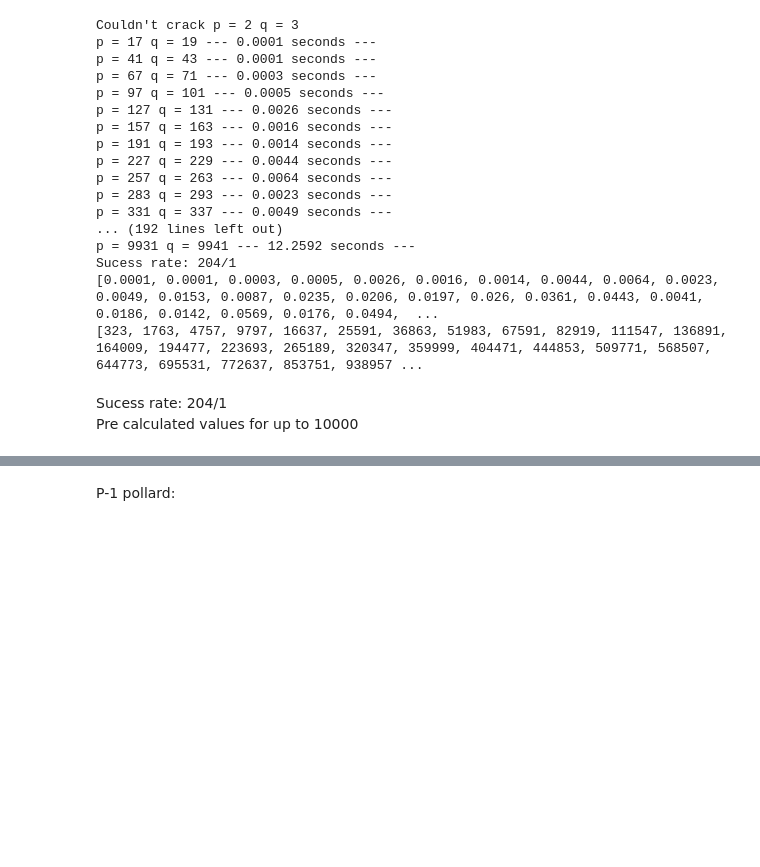
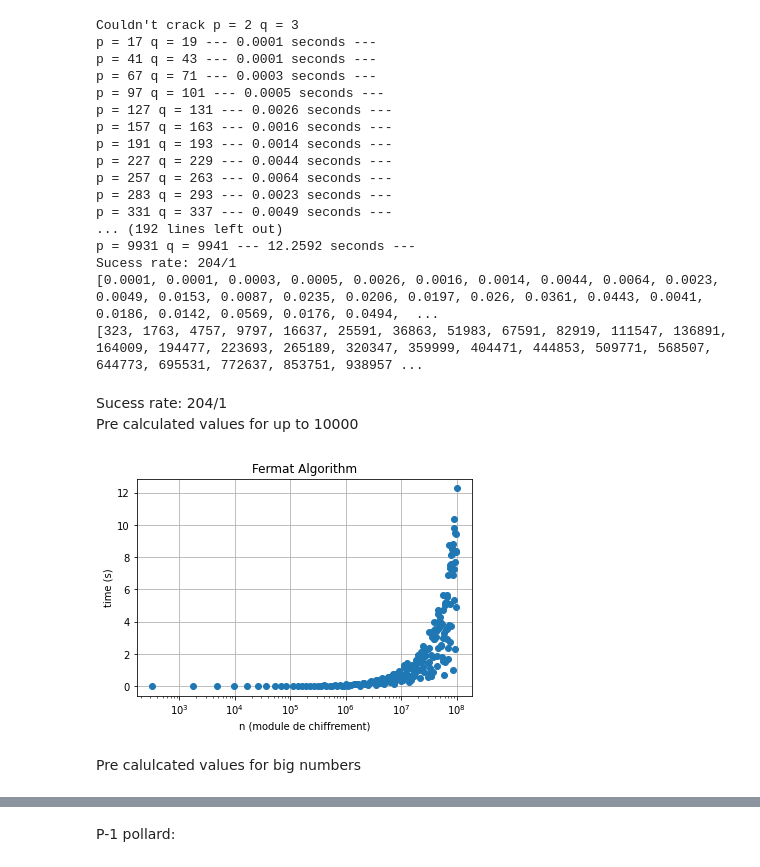
Before and after one commit to matiboux/epita-s6-fmsi, a Jupyter notebook: Notebook.ipynb, the cells around one changed output, grey strips where cells are left out. Saved outputs shown, nothing was run; the diff lists cells and outputs as text; code cells hidden in the pictures; blank space fills up the shorter version.

```diff
--- a/Notebook.ipynb
+++ b/Notebook.ipynb
@@ -311,2 +340,14 @@ prime_array_fermat = [323, 1763, 4757, 9797, 16637, 25591, 36863, 51983, 67591,
 # %%
-plt.plot(prime_array_fermat, time_array_fermat,'o')
+fig, fermat = plt.subplots()
+fermat.plot(prime_array_fermat, time_array_fermat,'o')
+
+fermat.set(xlabel='n (module de chiffrement)', ylabel='time (s)',
+       title='Fermat Algorithm')
+fermat.grid()
+plt.xscale("log")
+#fig.savefig("test.png")
+plt.show()
+# %% [output]
+[figure, added]
+# %% [markdown]
+Pre calulcated values for big numbers
```
Also changed, not shown: parts of 8 cells of this notebook, 1 other file.
